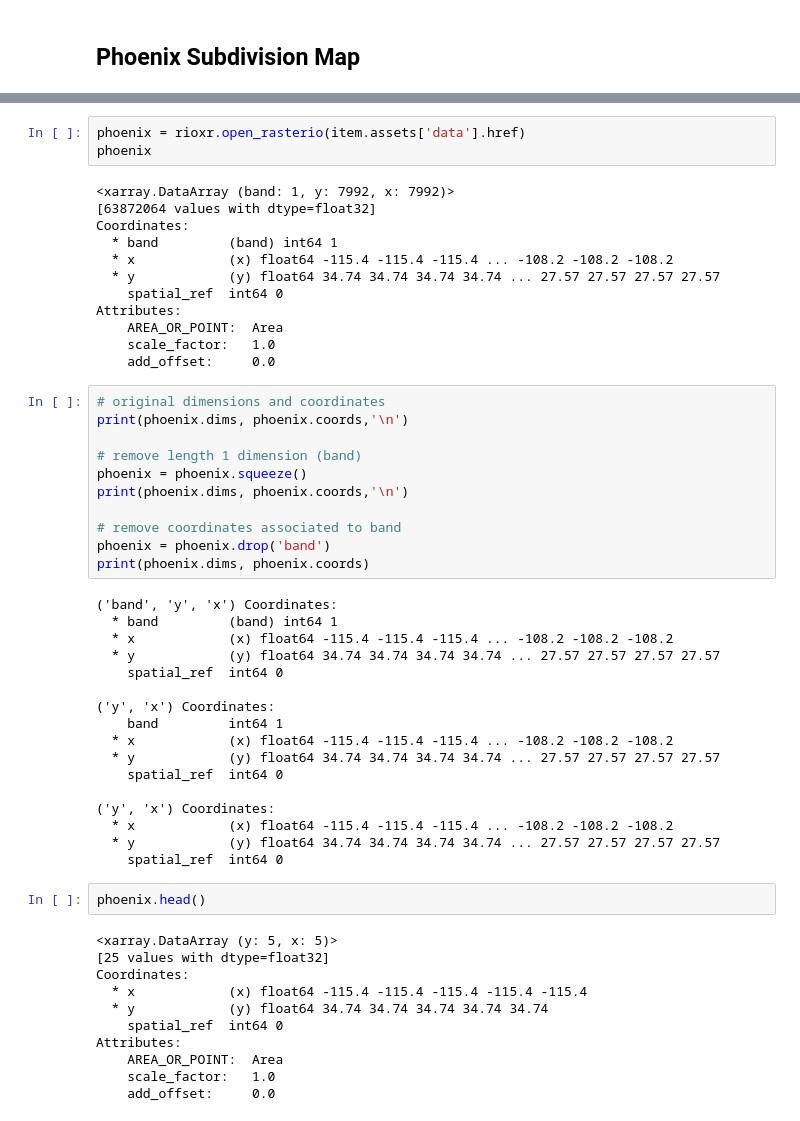
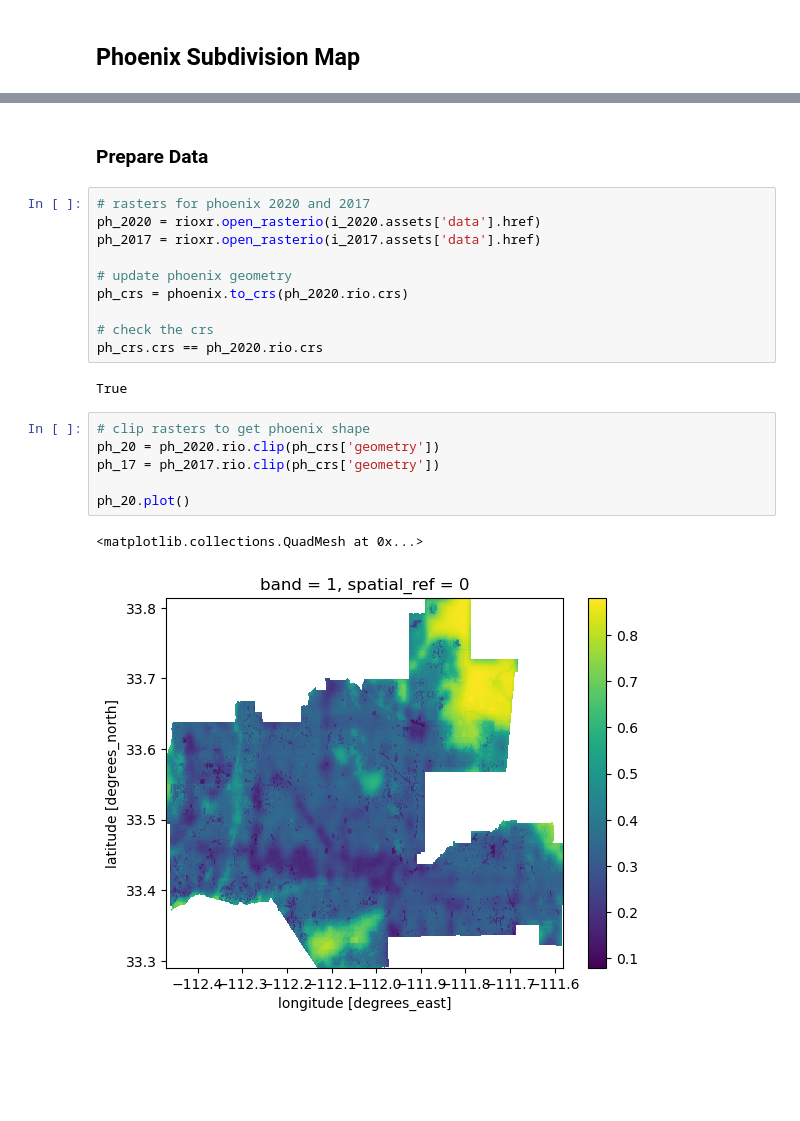
Before and after one commit to BenVerst/Biodiversity-Intactness-Index-in-Pheonix-Subdivision, a Jupyter notebook: BII-Change-Pheonix-Subdivision.ipynb, the cells around one changed output, grey strips where cells are left out. Cells and saved outputs as stored; diff of their text form; blank space fills up the shorter version.

```diff
--- a/BII-Change-Pheonix-Subdivision.ipynb
+++ b/BII-Change-Pheonix-Subdivision.ipynb
@@ -112,56 +128,23 @@ phoenix.sel(band=[1,2,3]).plot.imshow(size=size, aspect=aspect)
-# %%
-phoenix = rioxr.open_rasterio(item.assets['data'].href)
-phoenix
-# %% [output]
-<xarray.DataArray (band: 1, y: 7992, x: 7992)>
-[63872064 values with dtype=float32]
-Coordinates:
-  * band         (band) int64 1
-  * x            (x) float64 -115.4 -115.4 -115.4 ... -108.2 -108.2 -108.2
-  * y            (y) float64 34.74 34.74 34.74 34.74 ... 27.57 27.57 27.57 27.57
-    spatial_ref  int64 0
-Attributes:
-    AREA_OR_POINT:  Area
-    scale_factor:   1.0
-    add_offset:     0.0
-# %%
-# original dimensions and coordinates
-print(phoenix.dims, phoenix.coords,'\n')
-
-# remove length 1 dimension (band)
-phoenix = phoenix.squeeze()
-print(phoenix.dims, phoenix.coords,'\n')
-
-# remove coordinates associated to band
-phoenix = phoenix.drop('band')
-print(phoenix.dims, phoenix.coords)
-# %% [output]
-('band', 'y', 'x') Coordinates:
-  * band         (band) int64 1
-  * x            (x) float64 -115.4 -115.4 -115.4 ... -108.2 -108.2 -108.2
-  * y            (y) float64 34.74 34.74 34.74 34.74 ... 27.57 27.57 27.57 27.57
-    spatial_ref  int64 0
-
-('y', 'x') Coordinates:
-    band         int64 1
-  * x            (x) float64 -115.4 -115.4 -115.4 ... -108.2 -108.2 -108.2
-  * y            (y) float64 34.74 34.74 34.74 34.74 ... 27.57 27.57 27.57 27.57
-    spatial_ref  int64 0
-
-('y', 'x') Coordinates:
-  * x            (x) float64 -115.4 -115.4 -115.4 ... -108.2 -108.2 -108.2
-  * y            (y) float64 34.74 34.74 34.74 34.74 ... 27.57 27.57 27.57 27.57
-    spatial_ref  int64 0
-# %%
-phoenix.head()
-# %% [output]
-<xarray.DataArray (y: 5, x: 5)>
-[25 values with dtype=float32]
-Coordinates:
-  * x            (x) float64 -115.4 -115.4 -115.4 -115.4 -115.4
-  * y            (y) float64 34.74 34.74 34.74 34.74 34.74
-    spatial_ref  int64 0
-Attributes:
-    AREA_OR_POINT:  Area
-    scale_factor:   1.0
-    add_offset:     0.0
+# %% [markdown]
+### Prepare Data
+# %%
+# rasters for phoenix 2020 and 2017
+ph_2020 = rioxr.open_rasterio(i_2020.assets['data'].href)
+ph_2017 = rioxr.open_rasterio(i_2017.assets['data'].href)
+
+# update phoenix geometry
+ph_crs = phoenix.to_crs(ph_2020.rio.crs)
+
+# check the crs
+ph_crs.crs == ph_2020.rio.crs
+# %% [output]
+True
+# %%
+# clip rasters to get phoenix shape
+ph_20 = ph_2020.rio.clip(ph_crs['geometry'])
+ph_17 = ph_2017.rio.clip(ph_crs['geometry'])
+
+ph_20.plot()
+# %% [output]
+<matplotlib.collections.QuadMesh at 0x...>
+[figure, added]
```
Also changed, not shown: parts of 25 cells of this notebook, 7 other files.
